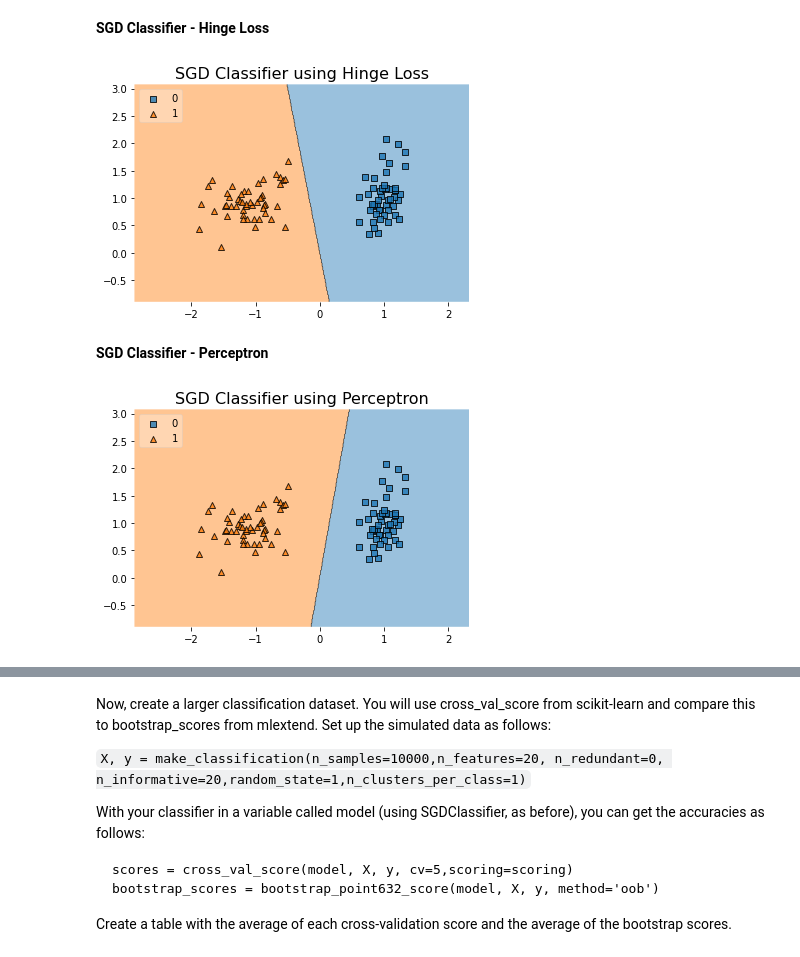
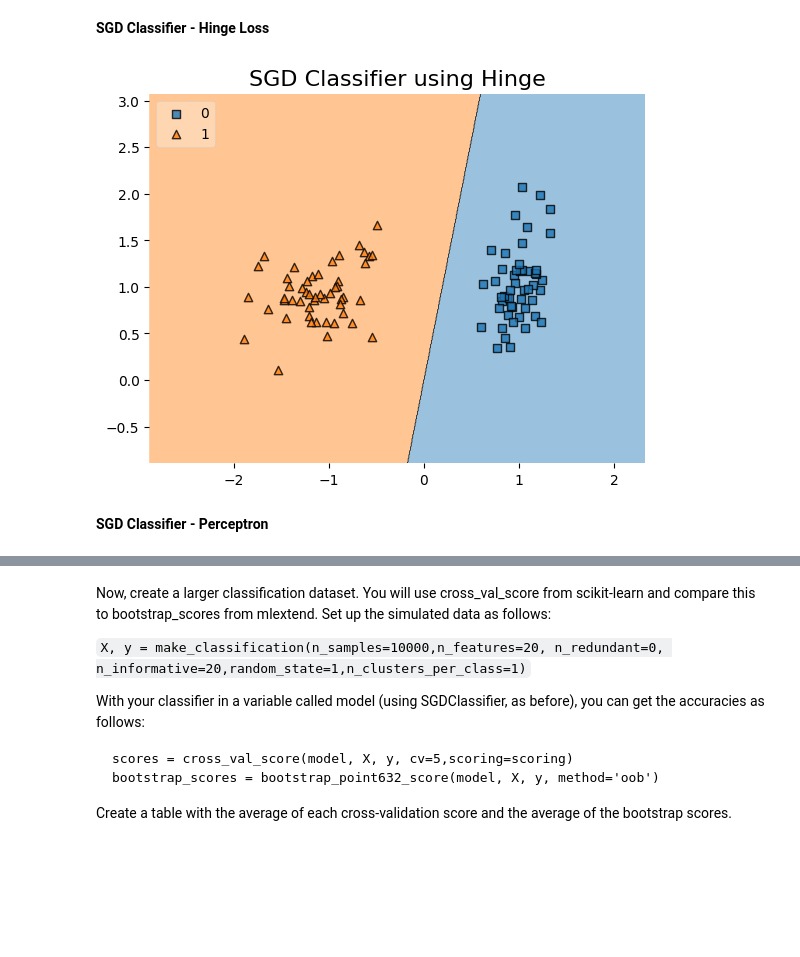
Before and after one commit to celina-velazquez/ADS-504, a Jupyter notebook: Assignment_Guide_4_.ipynb, the cells around one changed output, grey strips where cells are left out. Cells and saved outputs as stored; diff of their text form; code cells hidden in the pictures; blank space fills up the shorter version.

```diff
--- a/Assignment_Guide_4_.ipynb
+++ b/Assignment_Guide_4_.ipynb
@@ -76,15 +76,13 @@ plt.show()
 [figure]
 # %% [markdown]
 **SGD Classifier - Hinge Loss**
-# %%
-sgdclf_hinge = #Define model here
-# Draw plot here
-# %% [output]
-[figure, removed]
+# %%
+sgdclf_hinge = SGDClassifier(loss='hinge').fit(X, y)
+# Plot graph using instruction above
+plot_decision_regions(X, y, clf=sgdclf_hinge, legend=2)
+plt.title('SGD Classifier using Hinge', size=16)
+plt.show()
+# %% [output]
+[figure, added]
 # %% [markdown]
 **SGD Classifier - Perceptron**
-# %%
-sgdclf_perc = #Define model here
-# Draw plot here
-# %% [output]
-[figure, removed]
```
Also changed, not shown: parts of 1 cell of this notebook.
